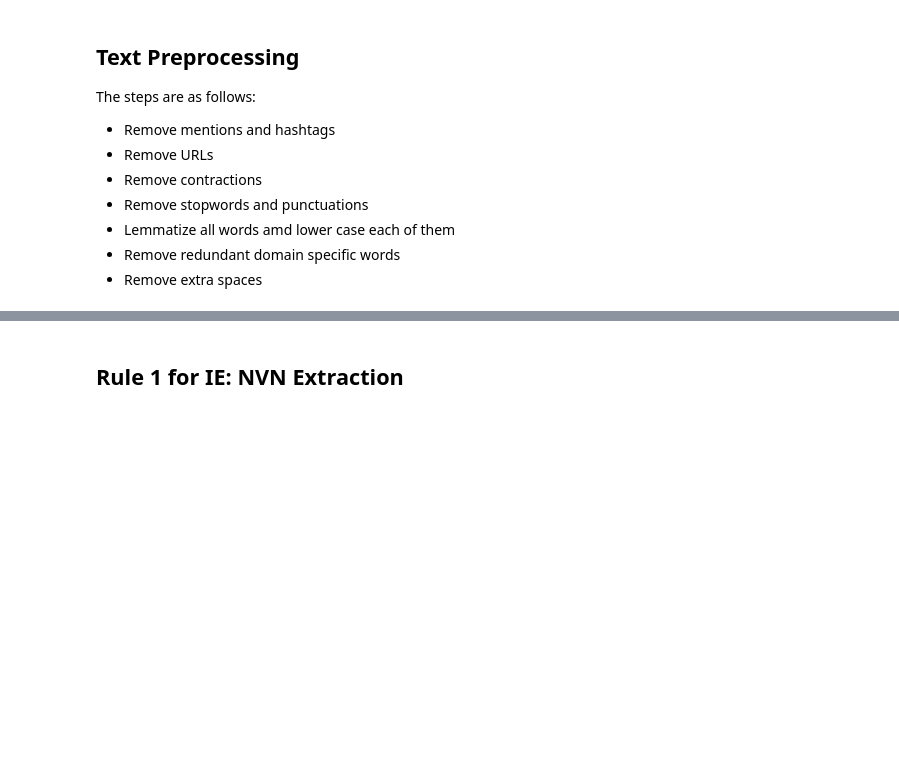
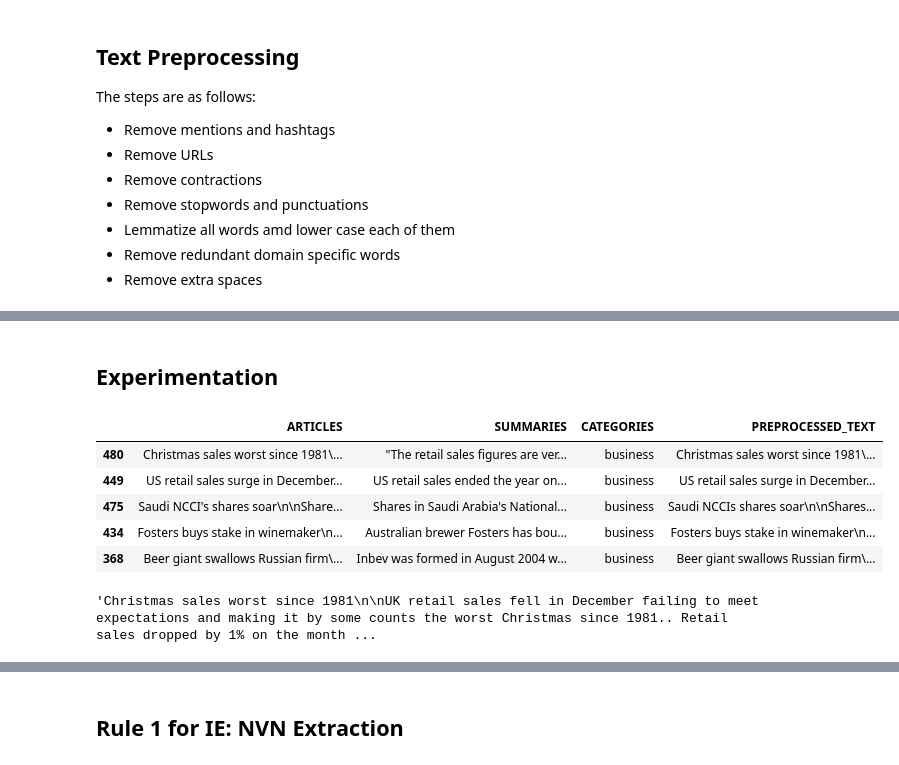
Before and after one commit to ManashJKonwar/NLP-Information-Pattern-Finder, a Jupyter notebook: supporting_scripts_notebooks/sn_textual_patterns.ipynb, the cells around one changed output, grey strips where cells are left out. Saved outputs shown, nothing was run; the diff lists cells and outputs as text; code cells hidden in the pictures; blank space fills up the shorter version.

```diff
--- a/supporting_scripts_notebooks/sn_textual_patterns.ipynb
+++ b/supporting_scripts_notebooks/sn_textual_patterns.ipynb
@@ -19,14 +20,20 @@ os.getcwd()
 # %% [markdown]
 ### Libraries Import
 # %%
+import spacy
 import multiprocessing
 import pandas as pd
 import dask.dataframe as dd
 
+from tqdm import tqdm
 from dask.diagnostics import ProgressBar
 ProgressBar().register()
 
 from sn_textual_preprocessing import *
+
+pd.set_option("display.max_rows", 600)
+pd.set_option("display.max_columns", 500)
+pd.set_option("max_colwidth", 400)
 # %% [markdown]
 ### Notebook Variables
 # %%
@@ -51,8 +66,8 @@ input_data.shape
 # %% [output]
 (2225, 3)
 # %%
-input_data = input_data.groupby('CATEGORIES', group_keys=False).apply(lambda x: x.sample(frac=0.1, random_state=42))
-input_data.shape
+sample_data = input_data.groupby('CATEGORIES', group_keys=False).apply(lambda x: x.sample(frac=0.1, random_state=42))
+sample_data.shape
 # %% [output]
 (223, 3)
 # %%
@@ -88,5 +103,5 @@ def preprocess_text(text):
     result = remove_extra_spaces(result)
     return result
 # %%
-input_data['PREPROCESSED_TEXT'] = dd.from_pandas(input_data.ARTICLES, npartitions=4*multiprocessing.cpu_count()).map_partitions(lambda dframe: dframe.apply(lambda row: preprocess_text(row))).compute(scheduler='processes')
+sample_data['PREPROCESSED_TEXT'] = dd.from_pandas(sample_data.ARTICLES, npartitions=4*multiprocessing.cpu_count()).map_partitions(lambda dframe: dframe.apply(lambda row: preprocess_text(row))).compute(scheduler='processes')
 # %% [output]
@@ -109,0 +109,16 @@ input_data
+# %% [markdown]
+## Experimentation
+# %%
+sample_data.head(5)
+# %% [output]
+|  | ARTICLES | SUMMARIES | CATEGORIES | PREPROCESSED_TEXT |
+| 480 | Christmas sales worst since 1981\... | "The retail sales figures are ver... | business | Christmas sales worst since 1981\... |
+| 449 | US retail sales surge in December... | US retail sales ended the year on... | business | US retail sales surge in December... |
+| 475 | Saudi NCCI's shares soar\n\nShare... | Shares in Saudi Arabia's National... | business | Saudi NCCIs shares soar\n\nShares... |
+| 434 | Fosters buys stake in winemaker\n... | Australian brewer Fosters has bou... | business | Fosters buys stake in winemaker\n... |
+| 368 | Beer giant swallows Russian firm\... | Inbev was formed in August 2004 w... | business | Beer giant swallows Russian firm\... |
+# %%
+test_text = sample_data.PREPROCESSED_TEXT[480]
+test_text
+# %% [output]
+'Christmas sales worst since 1981\n\nUK retail sales fell in December failing to meet expectations and making it by some counts the worst Christmas since 1981.. Retail sales dropped by 1% on the month ...
```
Also changed, not shown: parts of 22 cells of this notebook.
